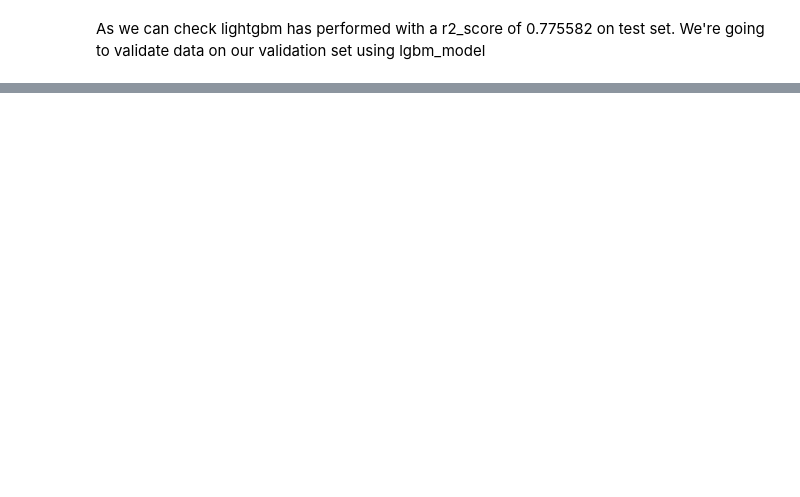
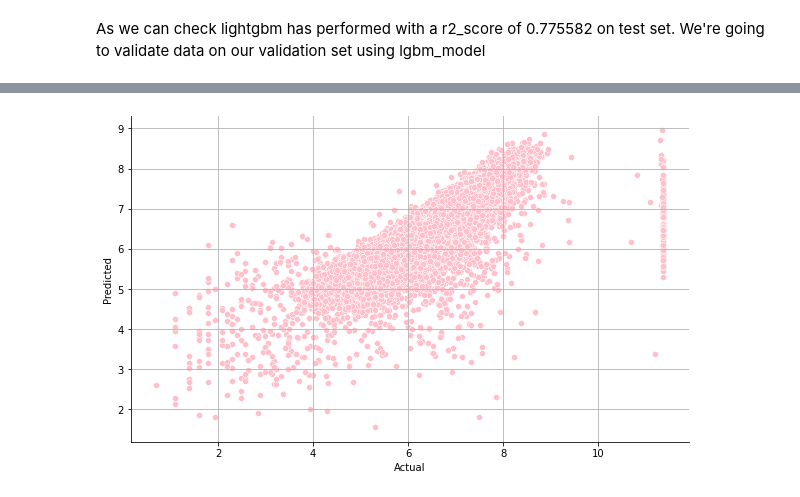
Before and after one commit to Shivraj285/NYC-Taxi-Trip-Time-Prediction, a Jupyter notebook: NYC_Taxi_Trip_Time_Prediction_Capstone_Project.ipynb, the cells around one changed output, grey strips where cells are left out. Saved outputs shown, nothing was run; the diff lists cells and outputs as text; code cells hidden in the pictures; blank space fills up the shorter version.

```diff
--- a/NYC_Taxi_Trip_Time_Prediction_Capstone_Project.ipynb
+++ b/NYC_Taxi_Trip_Time_Prediction_Capstone_Project.ipynb
@@ -682,3 +682,29 @@ model_dataFrame.style.set_properties(subset=['best_params'], **{'width': '420px'
 | 5 | lightgbm | 0.891685 | 0.775582 | 0.775574 | 0.138582 | 0.372266 | ... |
 # %% [markdown]
 As we can check lightgbm has performed with a r2_score of 0.775582 on test set. We're going to validate data on our validation set using lgbm_model
+# %%
+def print_validation_metrics(test, pred):
+    mse = mean_squared_error(test, pred)
+    rmse = np.sqrt(mse)
+    rtwoscore = r2_score(test, pred)
+    adjusted_r2 = 1-(1-rtwoscore)*((X_val.shape[0]-1)/(X_val.shape[0]-X_val.shape[1]-1))
+    print("MSE : ", mse)
+    print("RMSE : ", rmse)
+    print("R2 SCORE : ", rtwoscore)
+    print("Adjusted R2 SCORE : ", adjusted_r2)
+# %%
+def predict_validation_set(model):
+    try:
+        X_val.drop(['id', 'pickup_date', 'dropoff_date'], axis=1, inplace=True)
+    except KeyError:
+        pass
+    X_val_scaled = scaler.transform(X_val)
+    y_pred_val = model.predict(X_val_scaled)
+
+    # to convert back to normal scale np.exp(y_pred_val) - 1
+
+    y_logscale_val = np.log(y_val.values + 1)
+    print_validation_metrics(y_logscale_val, y_pred_val)
+    return y_logscale_val, y_pred_val
+# %%
+y_logscale_val, y_pred_val = predict_validation_set(lgbm_model)
@@ -684,0 +728,9 @@ As we can check lightgbm has performed with a r2_score of 0.775582 on test set.
+# %%
+plt.figure(figsize=(10, 6))
+sns.scatterplot(x=y_logscale_val, y=y_pred_val,color='pink')
+plt.grid(True)
+plt.xlabel('Actual')
+plt.ylabel('Predicted')
+sns.despine()
+# %% [output]
+[figure, added]
```
Also changed, not shown: parts of 10 cells of this notebook.
